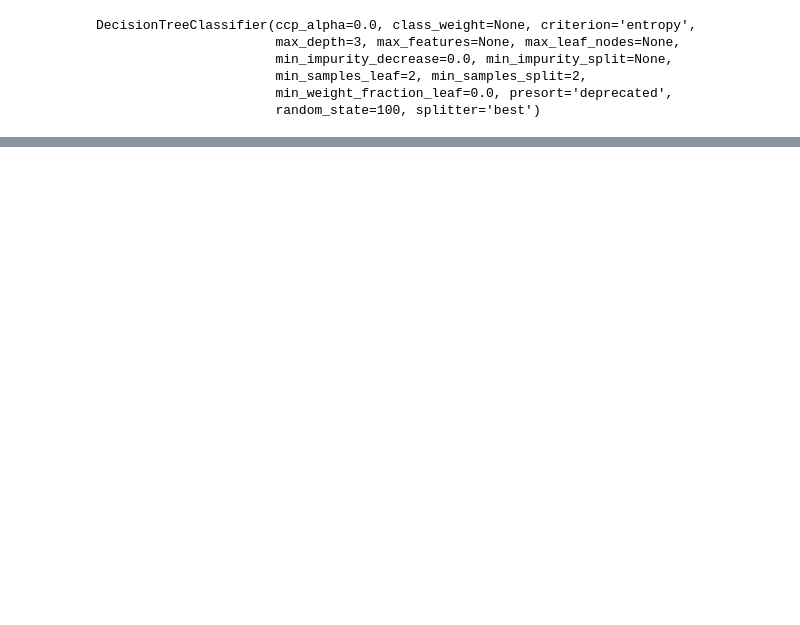
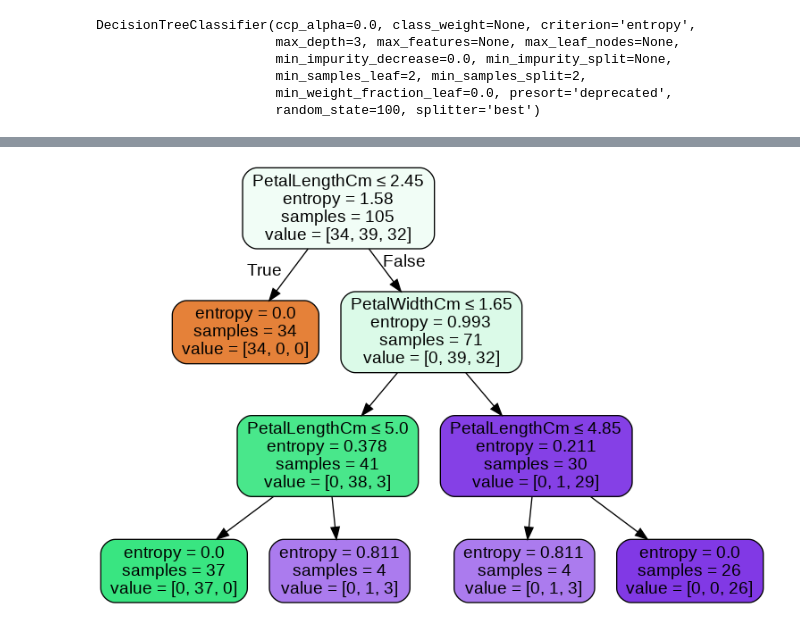
Before and after one commit to anikchowdhury1/Spark-Foundation-Internship-tasks, a Jupyter notebook: Prediction_using_Decision_Tree.ipynb, the cells around one changed output, grey strips where cells are left out. Cells and saved outputs as stored; diff of their text form; code cells hidden in the pictures; blank space fills up the shorter version.

```diff
--- a/Prediction_using_Decision_Tree.ipynb
+++ b/Prediction_using_Decision_Tree.ipynb
@@ -37,3 +52,9 @@ data.head(5)
 data.shape
 # %% [output]
 (150, 6)
+# %%
+features_with_id = data.iloc[:,:-1]
+features_with_id_list = list(z.columns)
+features_with_id_list.pop(0)
+features = features_with_id_list
+features
@@ -61,3 +96,19 @@ DecisionTreeClassifier(ccp_alpha=0.0, class_weight=None, criterion='entropy',
+# %%
+# Import necessary libraries for graph viz
+from sklearn.externals.six import StringIO
+from IPython.display import Image
+from sklearn.tree import export_graphviz
+import pydotplus
+
+# Visualize the graph
+dot_data = StringIO()
+export_graphviz(clf_entropy, out_file=dot_data, feature_names=features,
+                filled=True, rounded=True,
+                special_characters=True)
+graph = pydotplus.graph_from_dot_data(dot_data.getvalue())
+Image(graph.create_png())
+# %% [output]
+[figure, added]
 # %%
 y_pred = clf_entropy.predict(x_test)
 print(y_pred)
```
Also changed, not shown: parts of 9 cells of this notebook.
